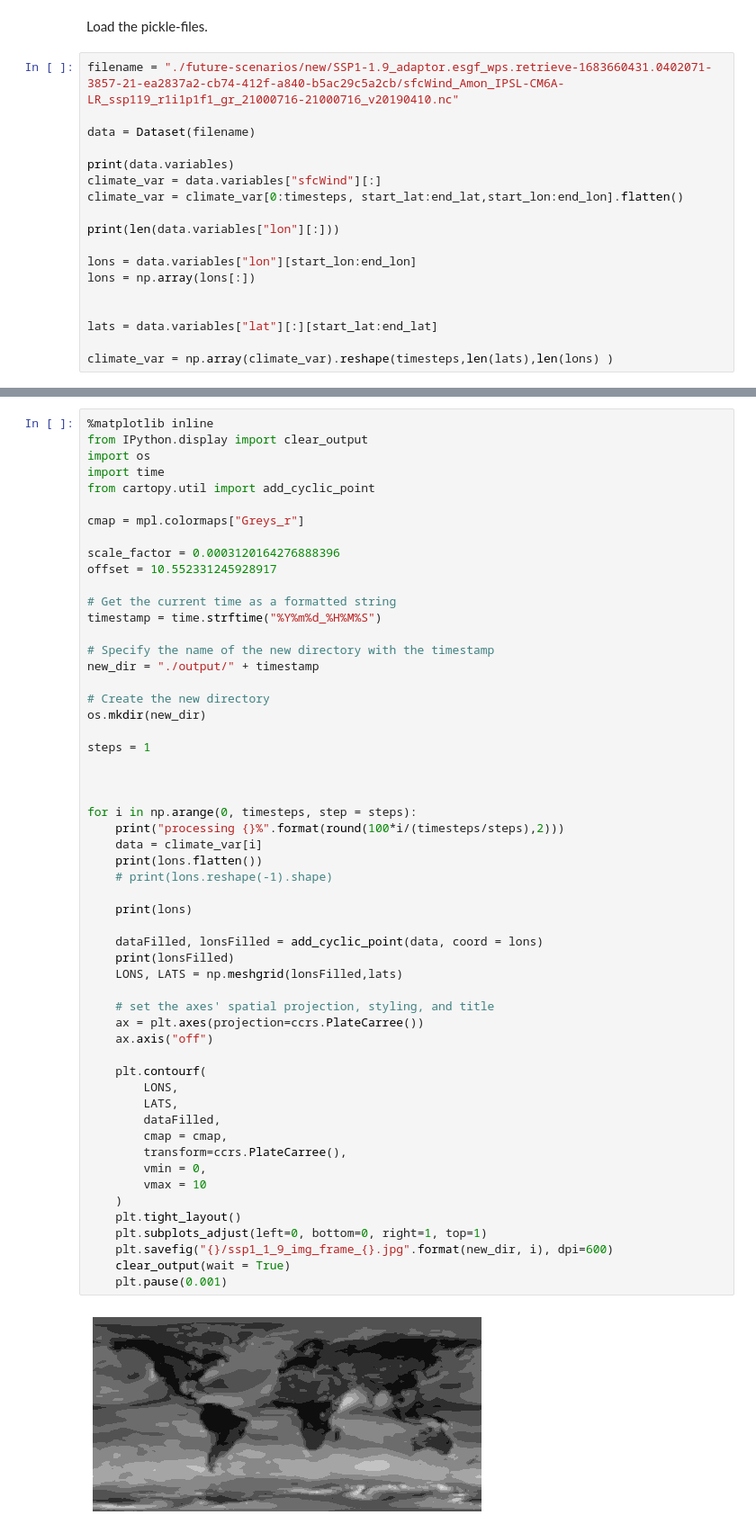
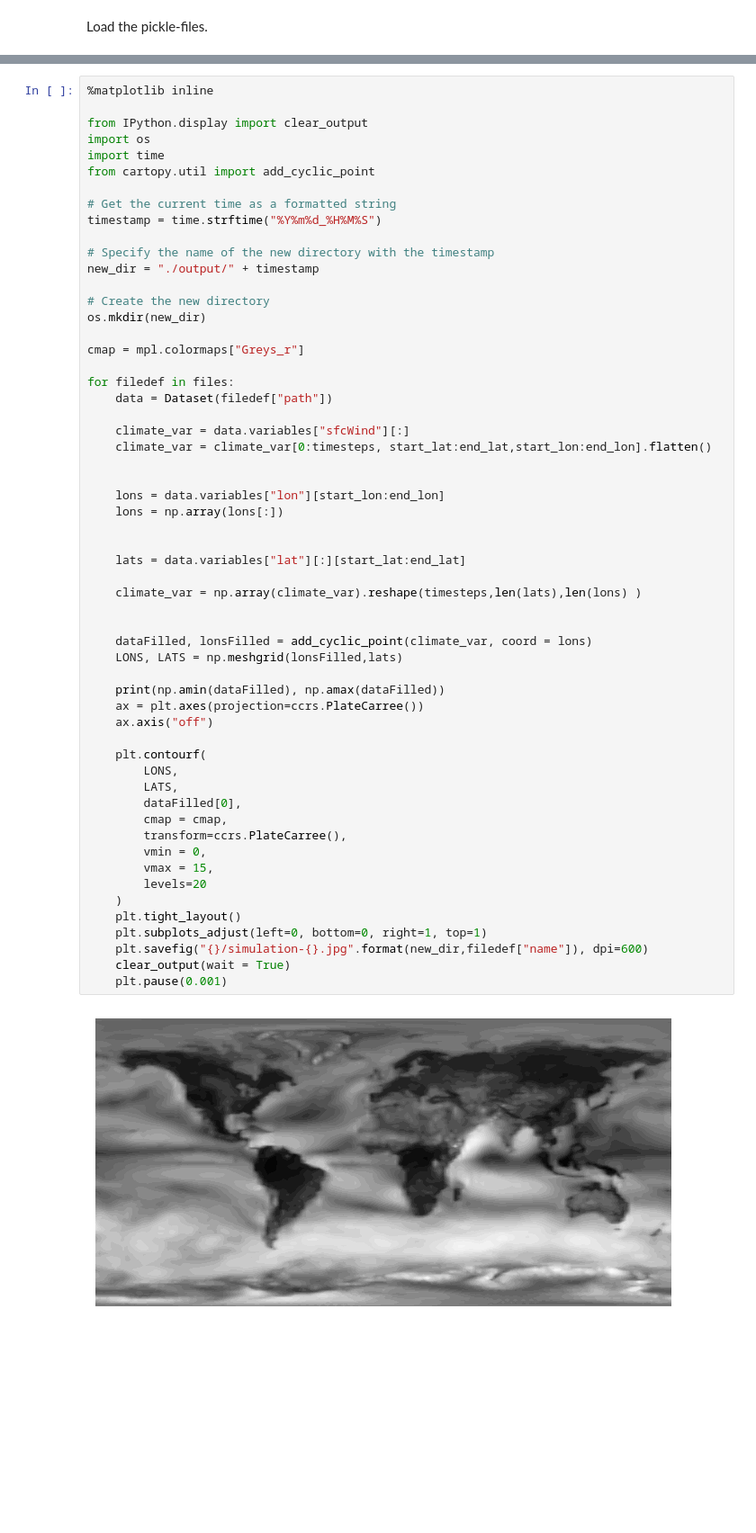
Before and after one commit to max-hans/map-py-nu, a Jupyter notebook: heatmap_germany_wind-IMG.ipynb, the cells around one changed output, grey strips where cells are left out. Shown: that part at 90% size. Cells and saved outputs as stored; diff of their text form; blank space fills up the shorter version.

Commit message:
render futures

```diff
--- a/heatmap_germany_wind-IMG.ipynb
+++ b/heatmap_germany_wind-IMG.ipynb
@@ -21,21 +36,3 @@ end_lat = 721
 Load .nc-file and save the relevant variables. This makes rendering much faster when the nc-file is large. In this example, you can skip this part and continue with the next cell which load the pickle files.
 # %% [markdown]
 Load the pickle-files.
-# %%
-filename = "./future-scenarios/new/SSP1-1.9_adaptor.esgf_wps.retrieve-1683660431.0402071-3857-21-ea2837a2-cb74-412f-a840-b5ac29c5a2cb/sfcWind_Amon_IPSL-CM6A-LR_ssp119_r1i1p1f1_gr_21000716-21000716_v20190410.nc"
-
-data = Dataset(filename)
-
-print(data.variables)
-climate_var = data.variables["sfcWind"][:]
-climate_var = climate_var[0:timesteps, start_lat:end_lat,start_lon:end_lon].flatten()
-
-print(len(data.variables["lon"][:]))
-
-lons = data.variables["lon"][start_lon:end_lon]
-lons = np.array(lons[:])
-
-
-lats = data.variables["lat"][:][start_lat:end_lat]
-
-climate_var = np.array(climate_var).reshape(timesteps,len(lats),len(lons) )
@@ -62,57 +39,59 @@ Generate the plot.
 # %%
 %matplotlib inline
+
 from IPython.display import clear_output
 import os
 import time
 from cartopy.util import add_cyclic_point
-
-cmap = mpl.colormaps["Greys_r"]
-
-scale_factor = 0.0003120164276888396
-offset = 10.552331245928917
 
 # Get the current time as a formatted string
 timestamp = time.strftime("%Y%m%d_%H%M%S")
 
 # Specify the name of the new directory with the timestamp
 new_dir = "./output/" + timestamp
 
 # Create the new directory
 os.mkdir(new_dir)
 
-steps = 1
+cmap = mpl.colormaps["Greys_r"]
+
+for filedef in files:
+    data = Dataset(filedef["path"])
+
+    climate_var = data.variables["sfcWind"][:]
+    climate_var = climate_var[0:timesteps, start_lat:end_lat,start_lon:end_lon].flatten()
 
 
+    lons = data.variables["lon"][start_lon:end_lon]
+    lons = np.array(lons[:])
 
-for i in np.arange(0, timesteps, step = steps):
-    print("processing {}%".format(round(100*i/(timesteps/steps),2)))
-    data = climate_var[i]
-    print(lons.flatten())
-    # print(lons.reshape(-1).shape)
 
-    print(lons)
+    lats = data.variables["lat"][:][start_lat:end_lat]
 
-    dataFilled, lonsFilled = add_cyclic_point(data, coord = lons)
-    print(lonsFilled)
+    climate_var = np.array(climate_var).reshape(timesteps,len(lats),len(lons) )
+
+
+    dataFilled, lonsFilled = add_cyclic_point(climate_var, coord = lons)
     LONS, LATS = np.meshgrid(lonsFilled,lats)
 
-    # set the axes' spatial projection, styling, and title
+    print(np.amin(dataFilled), np.amax(dataFilled))
     ax = plt.axes(projection=ccrs.PlateCarree())
     ax.axis("off")
 
     plt.contourf(
         LONS,
         LATS,
-        dataFilled,
+        dataFilled[0],
         cmap = cmap,
         transform=ccrs.PlateCarree(),
         vmin = 0,
-        vmax = 10
+        vmax = 15,
+        levels=20
     )
     plt.tight_layout()
     plt.subplots_adjust(left=0, bottom=0, right=1, top=1)
-    plt.savefig("{}/ssp1_1_9_img_frame_{}.jpg".format(new_dir, i), dpi=600)
+    plt.savefig("{}/simulation-{}.jpg".format(new_dir,filedef["name"]), dpi=600)
     clear_output(wait = True)
     plt.pause(0.001)
 # %% [output]
-[figure, old version]
+[figure, new version]
```
Also changed, not shown: parts of 3 cells of this notebook.
